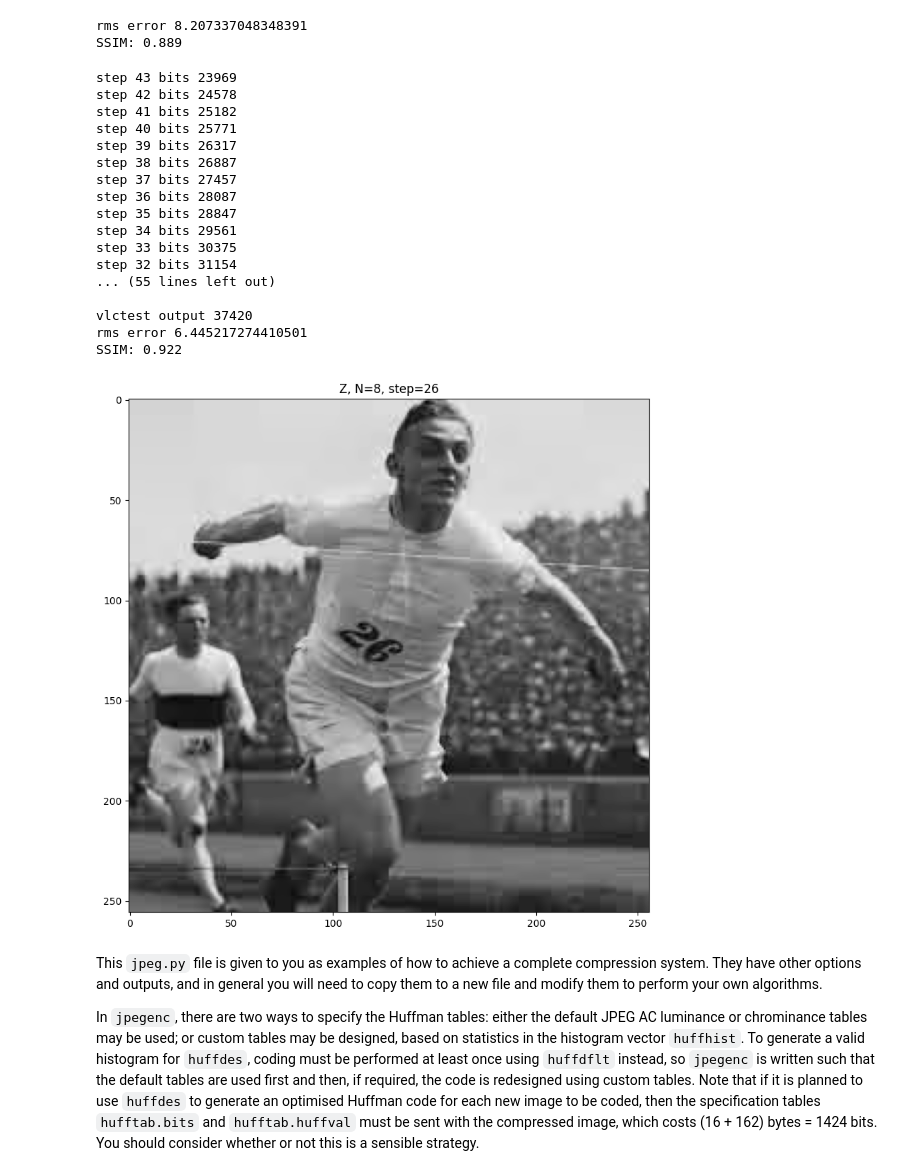
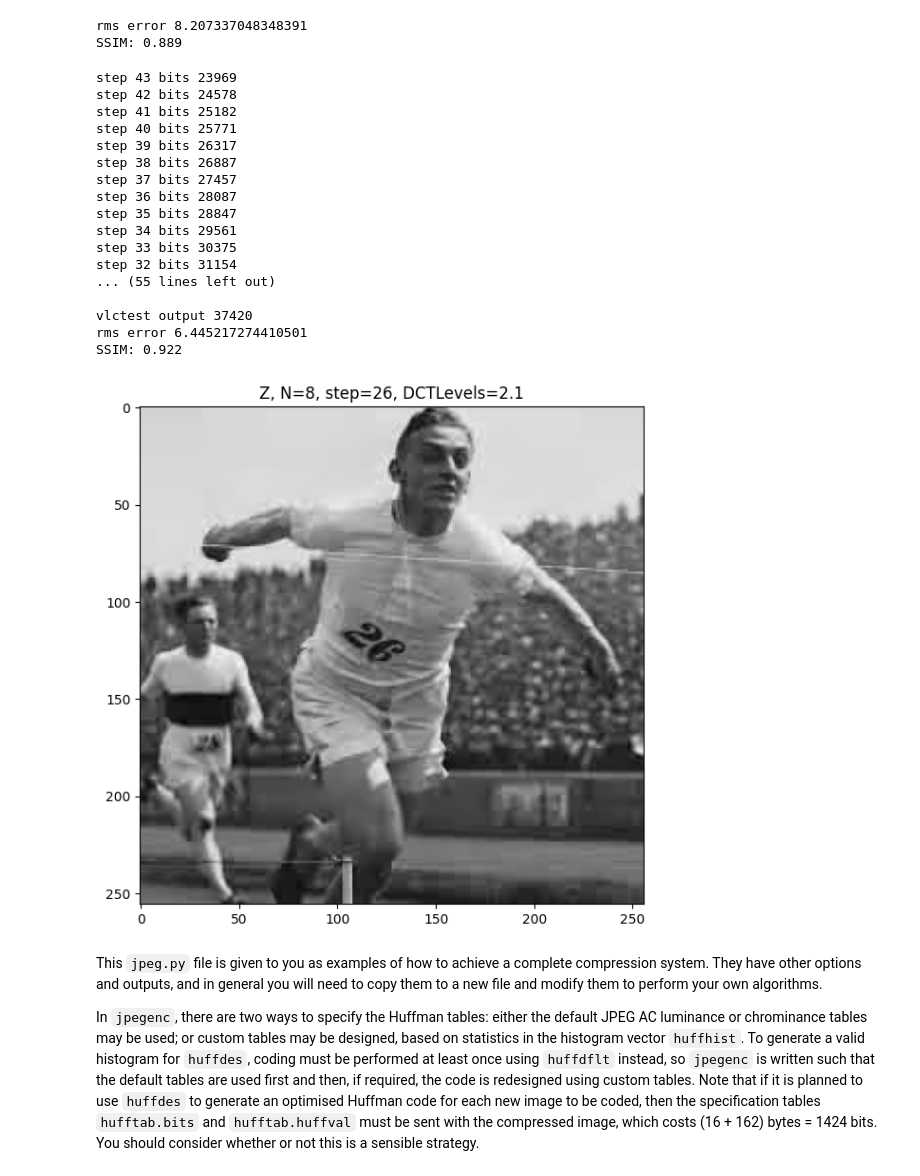
Before and after one commit to AndrewKeYanzhe/cued_sf2_lab-master, a Jupyter notebook: 12-huffman_2LayerDCT.ipynb, the cells around one changed output. Cells and saved outputs as stored; diff of their text form; code cells hidden in the pictures.

Commit message:
update graph to include DCT level in title. add notes on DCBits

```diff
--- a/12-huffman_2LayerDCT.ipynb
+++ b/12-huffman_2LayerDCT.ipynb
@@ -358,8 +358,11 @@ import contextlib
 
 N=M=8
 
+layers = 2.1
+
 def f(step_size, default_tables=True):
-    vlc, hufftab = jpegenc(X, step_size, N=N, M=M, levels=2.1, dcbits=8, plot_graphs=False)
+    # vlc, hufftab = jpegenc(X, step_size, N=N, M=M, levels=2.1, dcbits=8, plot_graphs=False)
+    vlc, hufftab = jpegenc(X, step_size, N=N, M=M, levels=layers, dcbits=8, plot_graphs=False)
 
 
     # Z = jpegdec(vlc, qstep)
@@ -378,7 +381,22 @@ def f(step_size, default_tables=True):
 
 
 decimal_range_stepsize = np.arange(43, 25, -1)
+# decimal_range_stepsize = np.arange(43, 10, -1)
 # DC coefficient too large error at step=25
+
+"""
+Discussion with demonstrator. TODO include in report
+DCT is dot product with C8 twice. C8 is normalised to 1.
+
+but dot product with normalised vector might give a magnitude of 2x
+eg. [0.5,0.5]*[255,255] has magnitude 510
+
+so dot c8 twice might need dctbits=10 instead of 8
+"""
+
+
+
+
 # np arange means 43,25 means stop at 26
 
 
@@ -414,7 +432,8 @@ for step in decimal_range_stepsize:
 
 print("optimal step",optimal_step_size)
 print("\nrunning jpeg enc\n---------------------------")
-vlc, hufftab = jpegenc(X, optimal_step_size, N=N, M=M, levels=2.1, dcbits=8, plot_graphs=False)
+vlc, hufftab = jpegenc(X, optimal_step_size, N=N, M=M, levels=layers, dcbits=8, plot_graphs=False)
+# vlc, hufftab = jpegenc(X, optimal_step_size, N=N, M=M, levels=2.1, dcbits=8, plot_graphs=False)
 print("---------------------------\nfinished running jpeg enc\n")
 
 bits_for_coded_image = sum(vlc[:, 1])
@@ -423,7 +442,8 @@ print("bits for hufftab",bits_for_hufftab)
 print("total bits:",bits_for_coded_image+bits_for_hufftab,"\n")
 
 
-Z = jpegdec(vlc, optimal_step_size, N=N, M=M,dcbits=8, levels=2.1, plot_graphs=False, reduce_pixellation_using_sobel=True)
+Z = jpegdec(vlc, optimal_step_size, N=N, M=M,dcbits=8, levels=layers, plot_graphs=False, reduce_pixellation_using_sobel=True)
+# Z = jpegdec(vlc, optimal_step_size, N=N, M=M,dcbits=8, levels=2.1, plot_graphs=False, reduce_pixellation_using_sobel=True)
 print("vlctest output", vlctest(vlc))
 
 print("rms error",np.std(X-Z))
@@ -431,36 +451,36 @@ print("rms error",np.std(X-Z))
 # print(Z.shape)
 
 ssim_index = calculate_ssim( X , Z)
 print(f"SSIM: {ssim_index:.3f}")
 
-fig, ax = plt.subplots(figsize=(8,8))  # Adjust the figure size as needed
+fig, ax = plt.subplots(figsize=(6,6))  # Adjust the figure size as needed
 
 
 # Plot the block matrix
 im_obj = ax.imshow(Z, aspect='auto', cmap='gray')
-ax.set_title(f"Z, N={N}, step={optimal_step_size}")
+ax.set_title(f"Z, N={N}, step={optimal_step_size}, DCTLevels={layers}")
 
 plt.tight_layout()  # Adjust the layout
 plt.show()
 # %% [output]
 step 43 bits 23969
 step 42 bits 24578
 step 41 bits 25182
 step 40 bits 25771
 step 39 bits 26317
 step 38 bits 26887
 step 37 bits 27457
 step 36 bits 28087
 step 35 bits 28847
 step 34 bits 29561
 step 33 bits 30375
 step 32 bits 31154
 ... (55 lines left out)
 
 vlctest output 37420
 rms error 6.445217274410501
 SSIM: 0.922
-[figure, old version]
+[figure, new version]
 # %%
 # # try lbt
 
```
